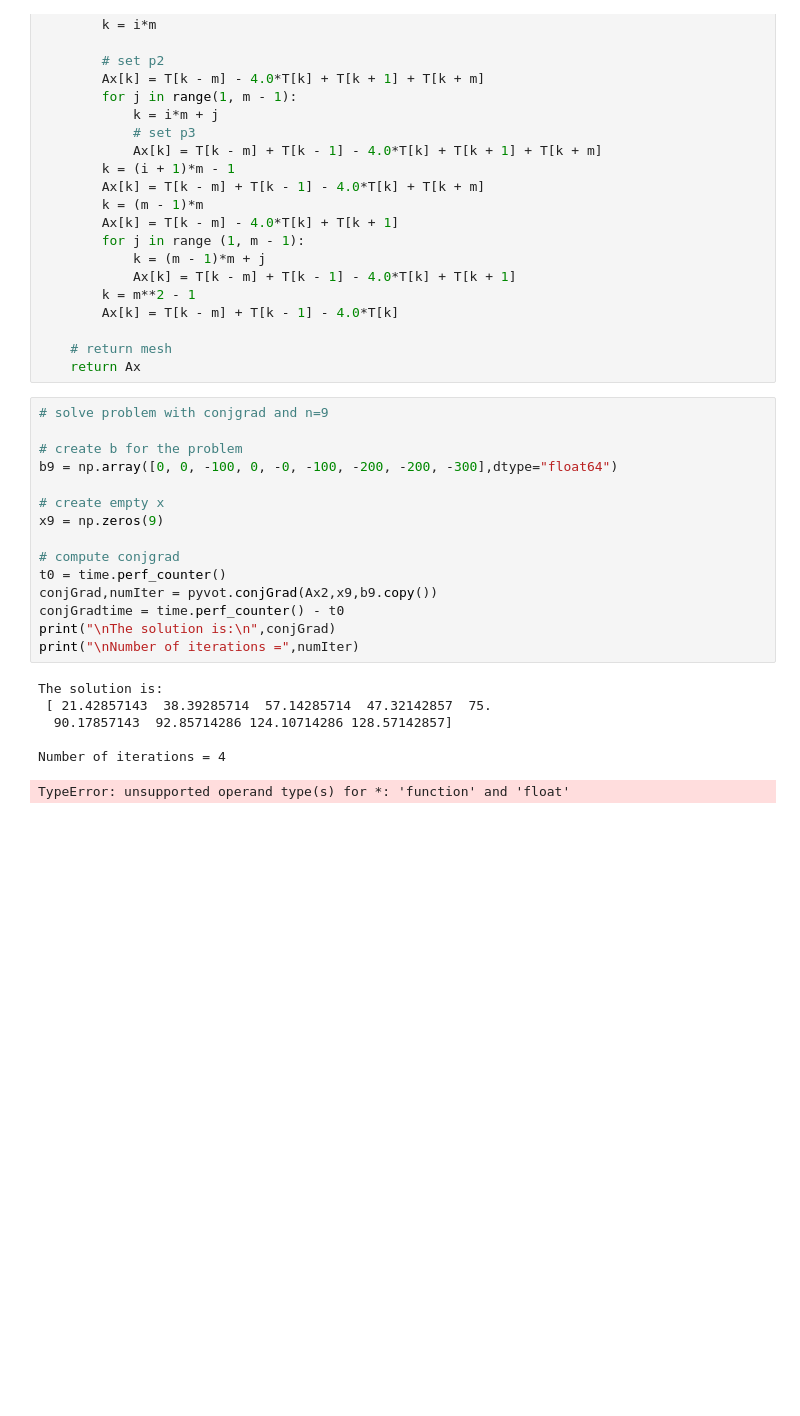
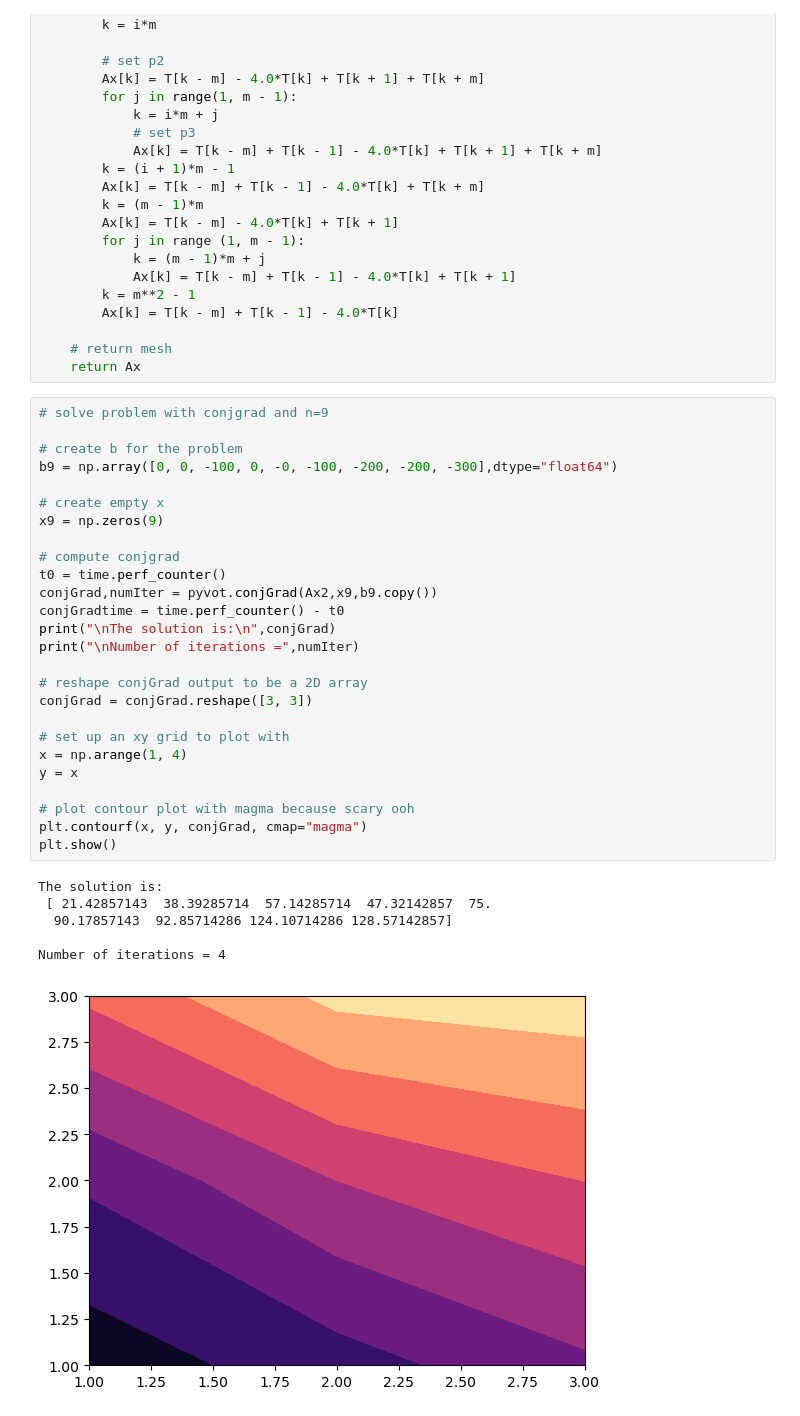
Before and after one commit to sladesladeslade/SchoolStuff, a Jupyter notebook: aeroComputing/HW3/AEEM2058_Slade_Brooks_HW3.ipynb, the cells around one changed output. Saved outputs shown, nothing was run; the diff lists cells and outputs as text; blank space fills up the shorter version.

```diff
--- a/aeroComputing/HW3/AEEM2058_Slade_Brooks_HW3.ipynb
+++ b/aeroComputing/HW3/AEEM2058_Slade_Brooks_HW3.ipynb
@@ -226,22 +226,33 @@ def Ax2(T) :
 # %%
 # solve problem with conjgrad and n=9
 
 # create b for the problem
 b9 = np.array([0, 0, -100, 0, -0, -100, -200, -200, -300],dtype="float64")
 
 # create empty x
 x9 = np.zeros(9)
 
 # compute conjgrad
 t0 = time.perf_counter()
 conjGrad,numIter = pyvot.conjGrad(Ax2,x9,b9.copy())
 conjGradtime = time.perf_counter() - t0
 print("\nThe solution is:\n",conjGrad)
 print("\nNumber of iterations =",numIter)
+
+# reshape conjGrad output to be a 2D array
+conjGrad = conjGrad.reshape([3, 3])
+
+# set up an xy grid to plot with
+x = np.arange(1, 4)
+y = x
+
+# plot contour plot with magma because scary ooh
+plt.contourf(x, y, conjGrad, cmap="magma")
+plt.show()
 # %% [output]
 The solution is:
  [ 21.42857143  38.39285714  57.14285714  47.32142857  75.
   90.17857143  92.85714286 124.10714286 128.57142857]
 
 Number of iterations = 4
-TypeError: unsupported operand type(s) for *: 'function' and 'float'
+[figure, added]
```
